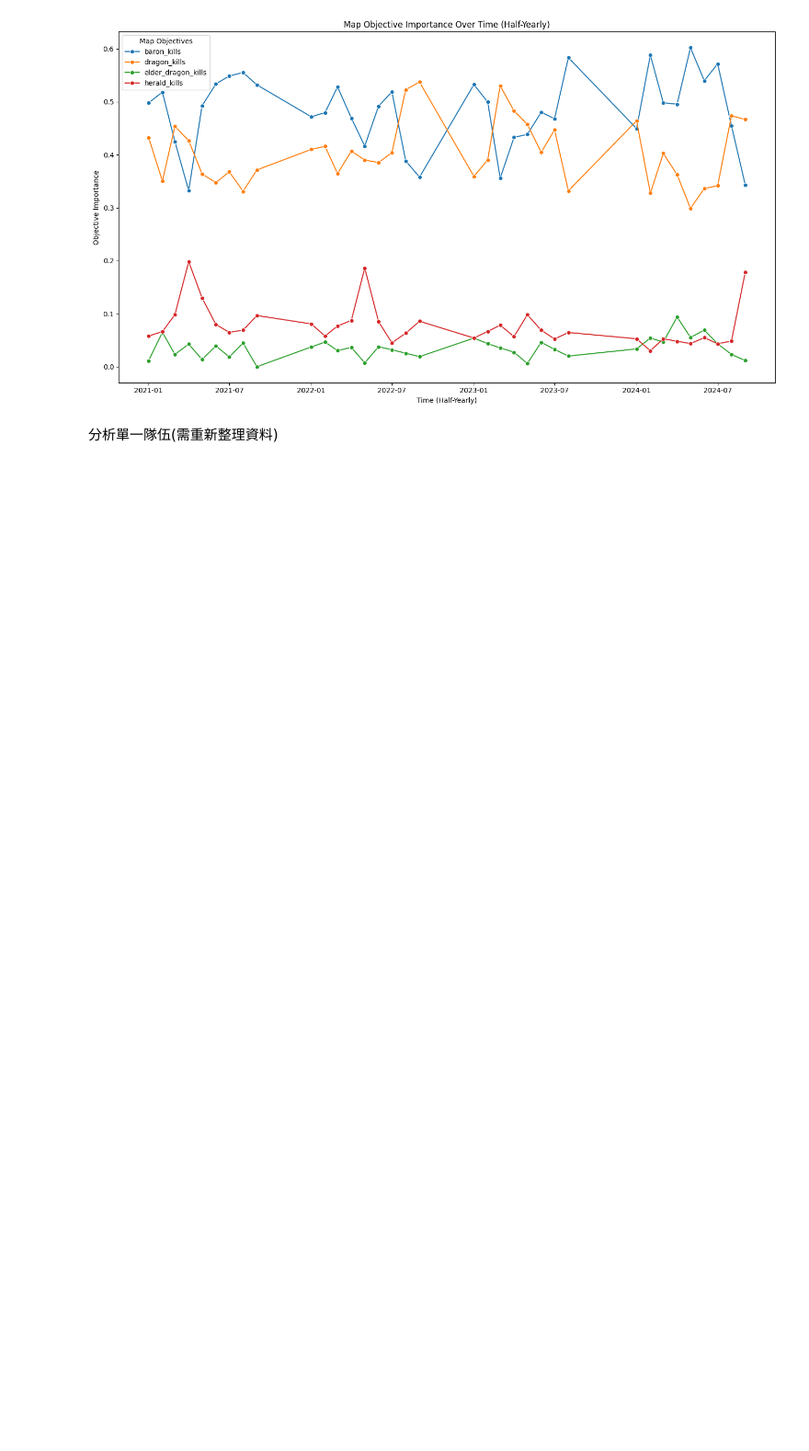
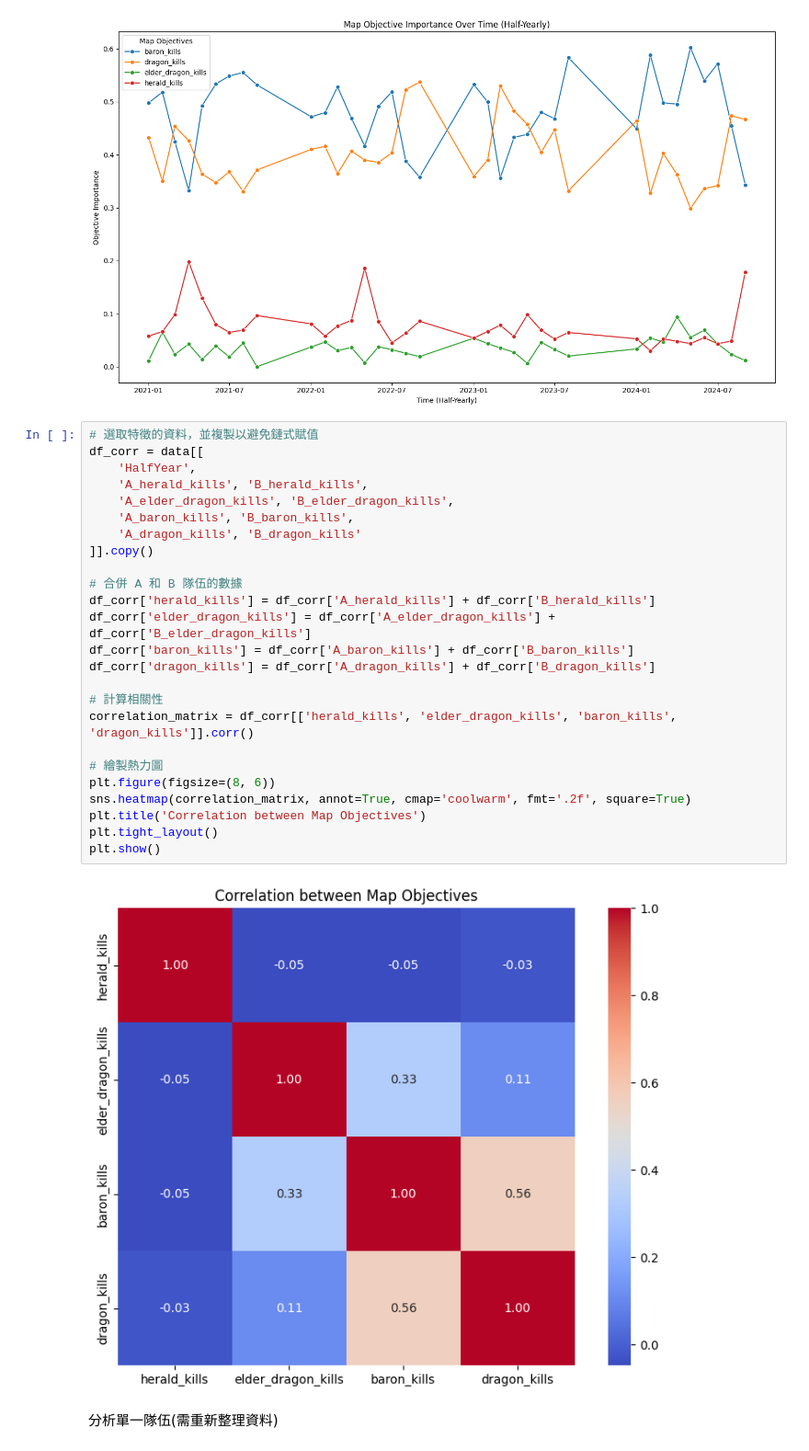
Before and after one commit to MonicaChen0330/LOL-Worlds-Predictions, a Jupyter notebook: FeatureAnalysis.ipynb, the cells around one changed output. Shown at 92% size. Saved outputs shown, nothing was run; the diff lists cells and outputs as text; blank space fills up the shorter version.

```diff
--- a/FeatureAnalysis.ipynb
+++ b/FeatureAnalysis.ipynb
@@ -340,6 +352,33 @@ plt.tight_layout()
 plt.show()
 # %% [output]
 [figure]
+# %%
+# 選取特徵的資料，並複製以避免鏈式賦值
+df_corr = data[[
+    'HalfYear',
+    'A_herald_kills', 'B_herald_kills',
+    'A_elder_dragon_kills', 'B_elder_dragon_kills',
+    'A_baron_kills', 'B_baron_kills',
+    'A_dragon_kills', 'B_dragon_kills'
+]].copy()
+
+# 合併 A 和 B 隊伍的數據
+df_corr['herald_kills'] = df_corr['A_herald_kills'] + df_corr['B_herald_kills']
+df_corr['elder_dragon_kills'] = df_corr['A_elder_dragon_kills'] + df_corr['B_elder_dragon_kills']
+df_corr['baron_kills'] = df_corr['A_baron_kills'] + df_corr['B_baron_kills']
+df_corr['dragon_kills'] = df_corr['A_dragon_kills'] + df_corr['B_dragon_kills']
+
+# 計算相關性
+correlation_matrix = df_corr[['herald_kills', 'elder_dragon_kills', 'baron_kills', 'dragon_kills']].corr()
+
+# 繪製熱力圖
+plt.figure(figsize=(8, 6))
+sns.heatmap(correlation_matrix, annot=True, cmap='coolwarm', fmt='.2f', square=True)
+plt.title('Correlation between Map Objectives')
+plt.tight_layout()
+plt.show()
+# %% [output]
+[figure, added]
 # %% [markdown]
 分析單一隊伍(需重新整理資料)
 # %%
```
Also changed, not shown: parts of 10 cells of this notebook.
